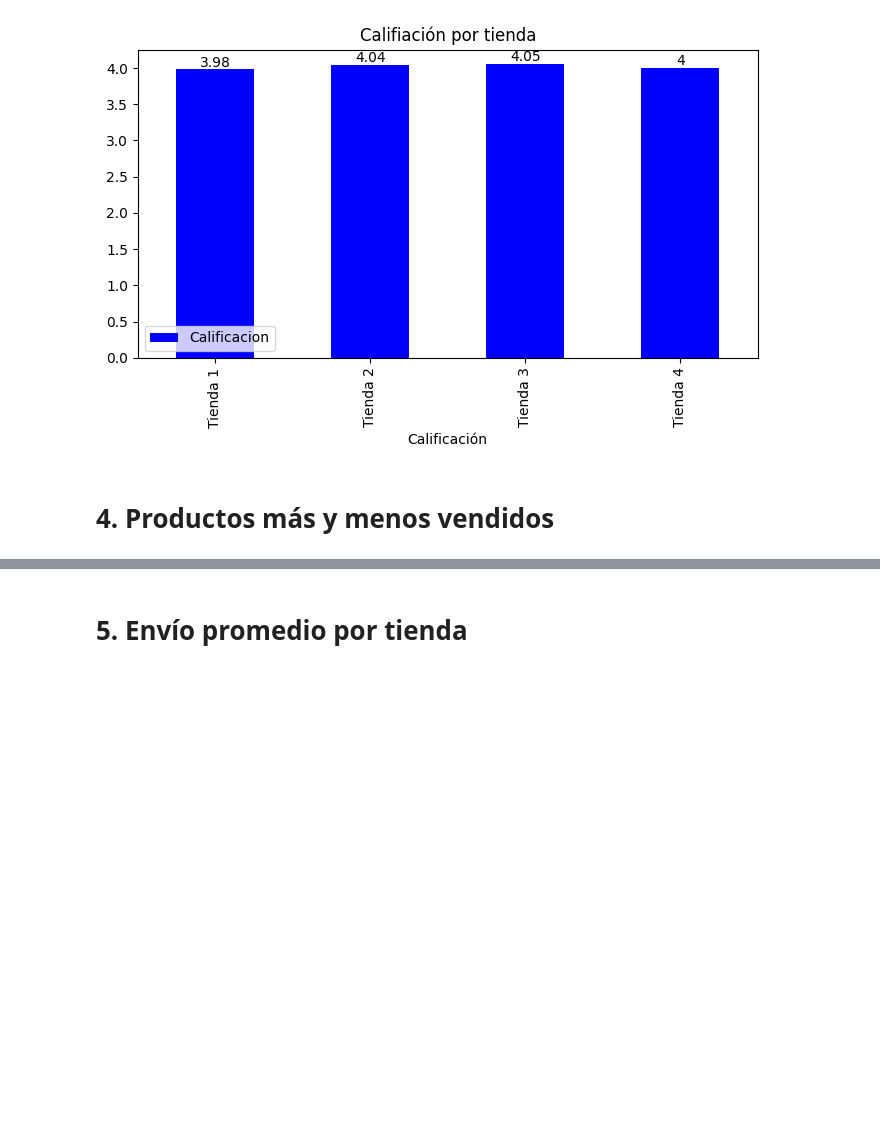
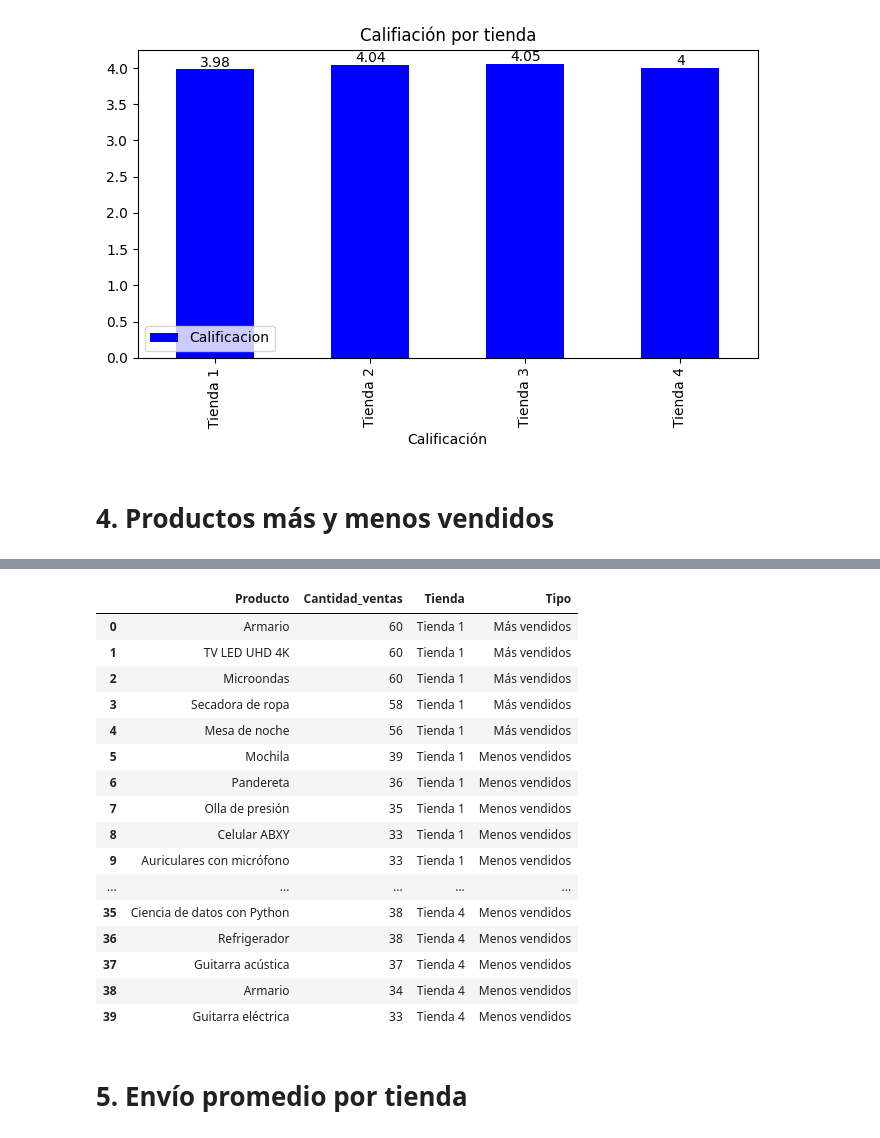
Before and after one commit to MCCoronel12/Challege_Alura, a Jupyter notebook: AluraStoreLatam.ipynb, the cells around one changed output, grey strips where cells are left out. Drawn from its saved outputs; the diff is of its cells as text; code cells hidden in the pictures; blank space fills up the shorter version.

Commit message:
Se añade el analisis de productos más y menos vendidos

```diff
--- a/AluraStoreLatam.ipynb
+++ b/AluraStoreLatam.ipynb
@@ -317,2 +340,60 @@ plt.show()
+# %%
+def top_y_bottom(df, nombre_tienda, n=5):
+    conteo = (
+        df.groupby("Producto")["Precio"]
+          .count()
+          .sort_values(ascending=False)
+          .rename("Cantidad_ventas")
+    )
+
+    top_n = conteo.head(n)
+    bottom_n = conteo.tail(n)
+
+    # Los paso a DataFrame y agrego la columna Tienda para poder unir después
+    top_n = top_n.reset_index()
+    top_n["Tienda"] = nombre_tienda
+    top_n["Tipo"] = "Más vendidos"
+
+    bottom_n = bottom_n.reset_index()
+    bottom_n["Tienda"] = nombre_tienda
+    bottom_n["Tipo"] = "Menos vendidos"
+
+    return top_n, bottom_n
+# %%
+tiendas = {
+    "Tienda 1": tienda,
+    "Tienda 2": tienda2,
+    "Tienda 3": tienda3,
+    "Tienda 4": tienda4
+}
+
+lista_res = []
+
+for nombre, df in tiendas.items():
+    top_n, bottom_n = top_y_bottom(df, nombre, n=5)
+    lista_res.append(top_n)
+    lista_res.append(bottom_n)
+
+resumen_productos = pd.concat(lista_res, ignore_index=True)
+# %%
+resumen_productos
+# %% [output]
+|  | Producto | Cantidad_ventas | Tienda | Tipo |
+| 0 | Armario | 60 | Tienda 1 | Más vendidos |
+| 1 | TV LED UHD 4K | 60 | Tienda 1 | Más vendidos |
+| 2 | Microondas | 60 | Tienda 1 | Más vendidos |
+| 3 | Secadora de ropa | 58 | Tienda 1 | Más vendidos |
+| 4 | Mesa de noche | 56 | Tienda 1 | Más vendidos |
+| 5 | Mochila | 39 | Tienda 1 | Menos vendidos |
+| 6 | Pandereta | 36 | Tienda 1 | Menos vendidos |
+| 7 | Olla de presión | 35 | Tienda 1 | Menos vendidos |
+| 8 | Celular ABXY | 33 | Tienda 1 | Menos vendidos |
+| 9 | Auriculares con micrófono | 33 | Tienda 1 | Menos vendidos |
+| ... | ... | ... | ... | ... |
+| 35 | Ciencia de datos con Python | 38 | Tienda 4 | Menos vendidos |
+| 36 | Refrigerador | 38 | Tienda 4 | Menos vendidos |
+| 37 | Guitarra acústica | 37 | Tienda 4 | Menos vendidos |
+| 38 | Armario | 34 | Tienda 4 | Menos vendidos |
+| 39 | Guitarra eléctrica | 33 | Tienda 4 | Menos vendidos |
 # %% [markdown]
 # 5. Envío promedio por tienda
```
Also changed, not shown: parts of 6 cells of this notebook.
